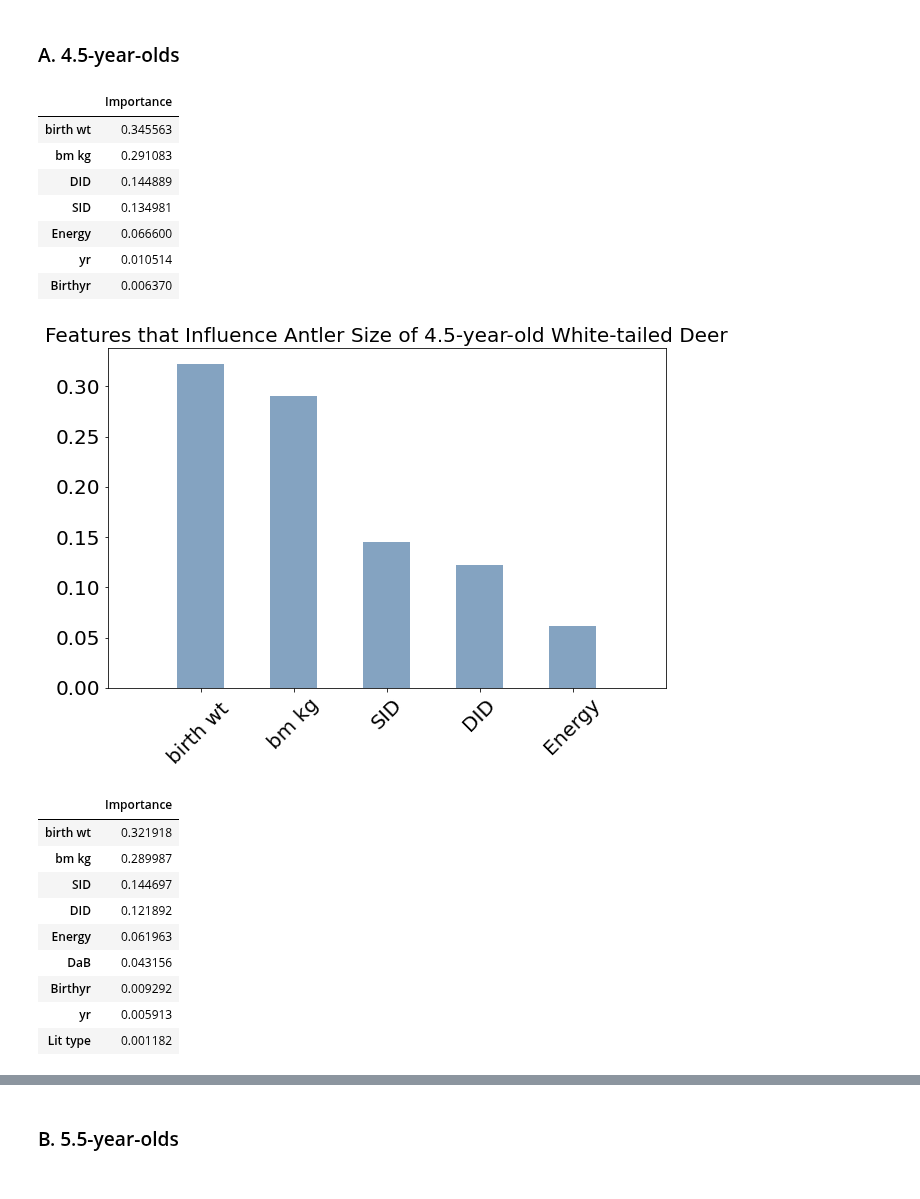
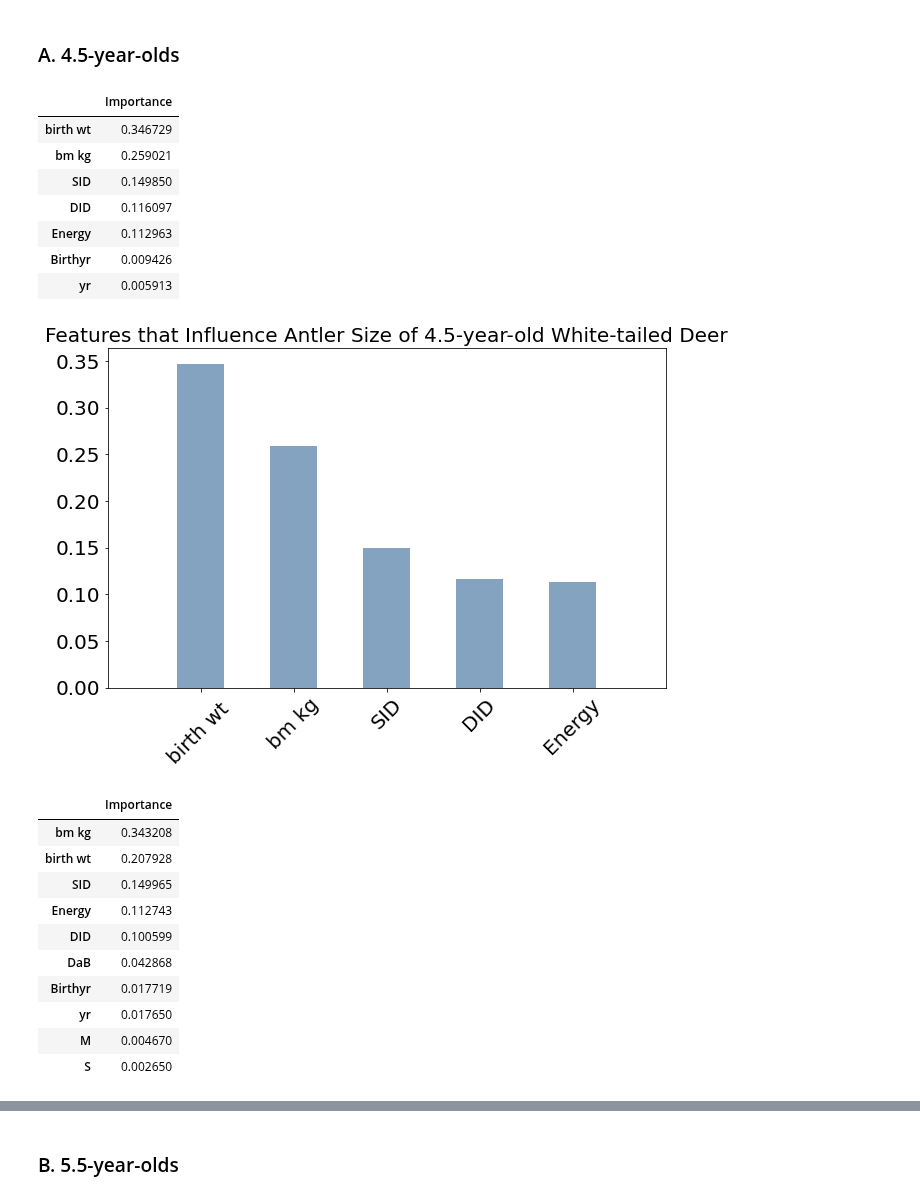
Before and after one commit to sont5413/Predictors-of-Antler-Size-in-White-tailed-Deer, a Jupyter notebook: Antler Size_4.5-_&_5.5-year-olds.ipynb, the cells around one changed output, grey strips where cells are left out. Saved outputs shown, nothing was run; the diff lists cells and outputs as text; code cells hidden in the pictures.

```diff
--- a/Antler Size_4.5-_&_5.5-year-olds.ipynb
+++ b/Antler Size_4.5-_&_5.5-year-olds.ipynb
@@ -74,7 +62,15 @@ data_5_ALL.dropna()
 # %%
-from sklearn.preprocessing import OrdinalEncoder, LabelEncoder
+le = LabelEncoder()
+one_hot = OneHotEncoder()
 
-le = LabelEncoder()
 data_4['Energy'] = le.fit_transform(data_4['Energy'])
-data_4['antler kg'] = le.fit_transform(data_4['antler kg'])
-data_4['bm kg'] = le.fit_transform(data_4['bm kg'])
+
+data_4_ALL['Energy'] = le.fit_transform(data_4_ALL['Energy'])
+lit_4_encoded = one_hot.fit_transform(data_4_ALL[['Lit type']])
+data_4_ALL[one_hot.categories_[0]] = lit_4_encoded.toarray()
+
+data_5['Energy'] = le.fit_transform(data_5['Energy'])
+
+data_5_ALL['Energy'] = le.fit_transform(data_5_ALL['Energy'])
+lit_5_encoded = one_hot.fit_transform(data_5_ALL[['Lit type']])
+data_5_ALL[one_hot.categories_[0]] = lit_5_encoded.toarray()
@@ -140,9 +103,7 @@ X_train_1, X_test_1, y_train_1, y_test_1 = train_test_split(X_1, y_1, test_size=
 # %% [markdown]
 #### a. 4.5-year-olds
 # %%
-from sklearn.ensemble import RandomForestClassifier
-
-rfc_a = RandomForestClassifier(random_state=0)
+rfc_a = RandomForestRegressor(random_state=0)
 
 rfc_a.fit(X_train_a, y_train_a)
 
@@ -256,46 +202,47 @@ feat_importances_a.sort_values(by='Importance', ascending=False, inplace=True)
 feat_importances_a
 # %% [output]
 |  | Importance |
-| birth wt | 0.345563 |
-| bm kg | 0.291083 |
-| DID | 0.144889 |
-| SID | 0.134981 |
-| Energy | 0.066600 |
-| yr | 0.010514 |
-| Birthyr | 0.006370 |
+| birth wt | 0.346729 |
+| bm kg | 0.259021 |
+| SID | 0.149850 |
+| DID | 0.116097 |
+| Energy | 0.112963 |
+| Birthyr | 0.009426 |
+| yr | 0.005913 |
 # %%
 feature_names_a = [col for col in X_train_a]
 feature_importances_a = gb_a.feature_importances_
 indices_a = np.argsort(feature_importances_a)[::-1]
 n = 5 # maximum feature importances displayed
 idx_a = indices_a[0:n]
 std = np.std(gb_a.feature_importances_)
 
 plt.figure(figsize=(10, 6.25))
 titlefont = 20
 plt.title("Features that Influence Antler Size of 4.5-year-old White-tailed Deer", fontdict={'fontsize':titlefont})
-plt.bar(range(n), feature_importances_b[idx_b], color=(0.2, 0.4, 0.6, 0.6), width=0.5, align="center")
+plt.bar(range(n), feature_importances_a[idx_a], color=(0.2, 0.4, 0.6, 0.6), width=0.5, align="center")
 xticksize = 20
-plt.xticks(range(n), [feature_names_b[id] for id in idx_b], rotation = 45, fontdict={'fontsize':xticksize})
+plt.xticks(range(n), [feature_names_a[id] for id in idx_a], rotation = 45, fontdict={'fontsize':xticksize})
 plt.tick_params(axis='y', which='major', labelsize=20)
 plt.xlim([-1, n])
 plt.show()
 # %% [output]
-[figure, old version]
+[figure, new version]
 # %%
-feat_importances_b = pd.DataFrame(gb_b.feature_importances_, index=X_train_b.columns, columns=["Importance"])
+feat_importances_b = pd.DataFrame(rfc_b.feature_importances_, index=X_train_b.columns, columns=["Importance"])
 feat_importances_b.sort_values(by='Importance', ascending=False, inplace=True)
 feat_importances_b
 # %% [output]
 |  | Importance |
-| birth wt | 0.321918 |
-| bm kg | 0.289987 |
-| SID | 0.144697 |
-| DID | 0.121892 |
-| Energy | 0.061963 |
-| DaB | 0.043156 |
-| Birthyr | 0.009292 |
-| yr | 0.005913 |
-| Lit type | 0.001182 |
+| bm kg | 0.343208 |
+| birth wt | 0.207928 |
+| SID | 0.149965 |
+| Energy | 0.112743 |
+| DID | 0.100599 |
+| DaB | 0.042868 |
+| Birthyr | 0.017719 |
+| yr | 0.017650 |
+| M | 0.004670 |
+| S | 0.002650 |
 # %%
 feature_names_b = [col for col in X_train_b]
```
Also changed, not shown: parts of 28 cells of this notebook, 4 other files.
